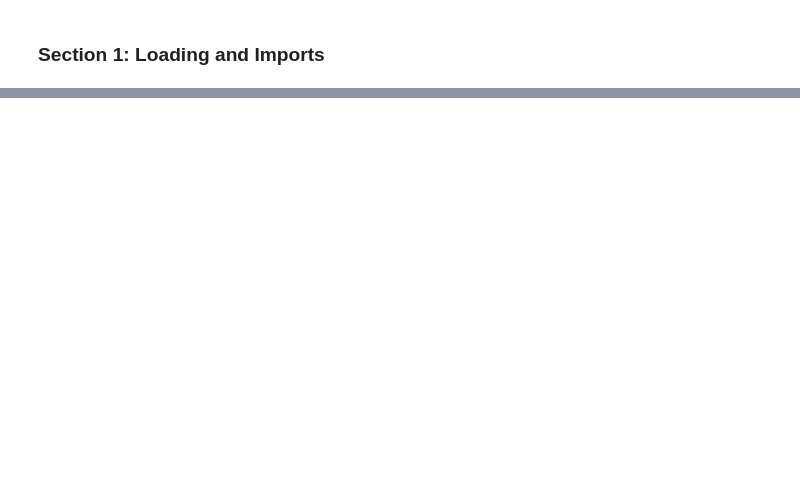
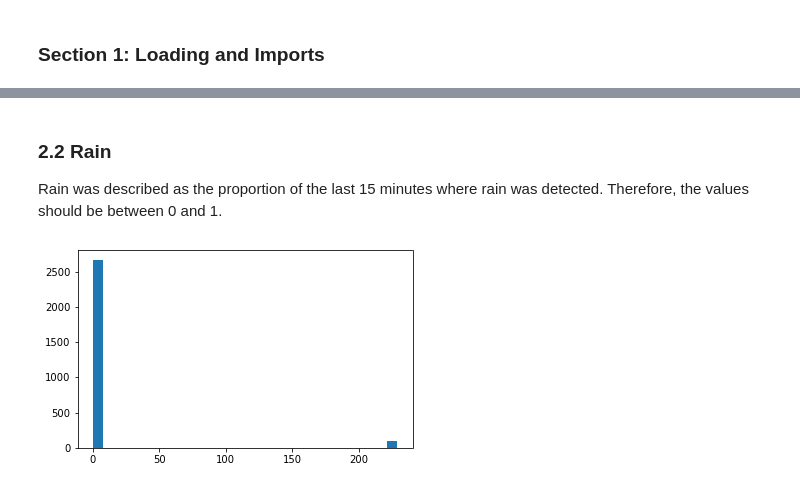
Before and after one commit to Caveexplorer/Home-Temperature-Time-Series-Forecasting, a Jupyter notebook: Notebooks/Pre-processing and Training Data Development.ipynb, the cells around one changed output, grey strips where cells are left out. Drawn from its saved outputs; the diff is of its cells as text; code cells hidden in the pictures; blank space fills up the shorter version.

```diff
--- a/Notebooks/Pre-processing and Training Data Development.ipynb
+++ b/Notebooks/Pre-processing and Training Data Development.ipynb
@@ -299,0 +101,12 @@ X_train, y_train, X_test, y_test = train_test_split(X, y, test_size=0.33, random
+# %% [markdown]
+### 2.2 Rain
+
+Rain was described as the proportion of the last 15 minutes where rain was detected. Therefore, the values should be between 0 and 1.
+# %%
+# View the rain column again
+fig = plt.figure(figsize = (6, 8))
+plt.subplot(2, 1, 1)
+plt.hist(df['rain'], bins = 30)
+plt.show()
+# %% [output]
+[figure, added]
```
Also changed, not shown: parts of 62 cells of this notebook, 3 other files.
